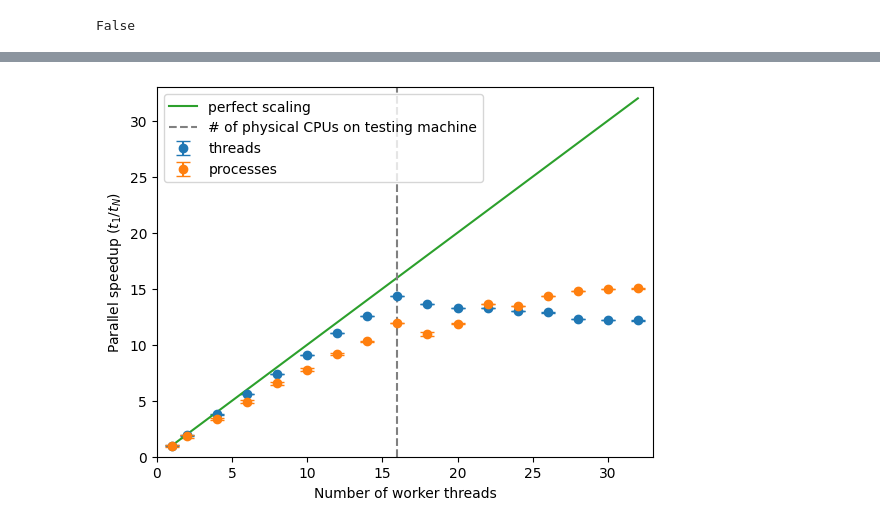
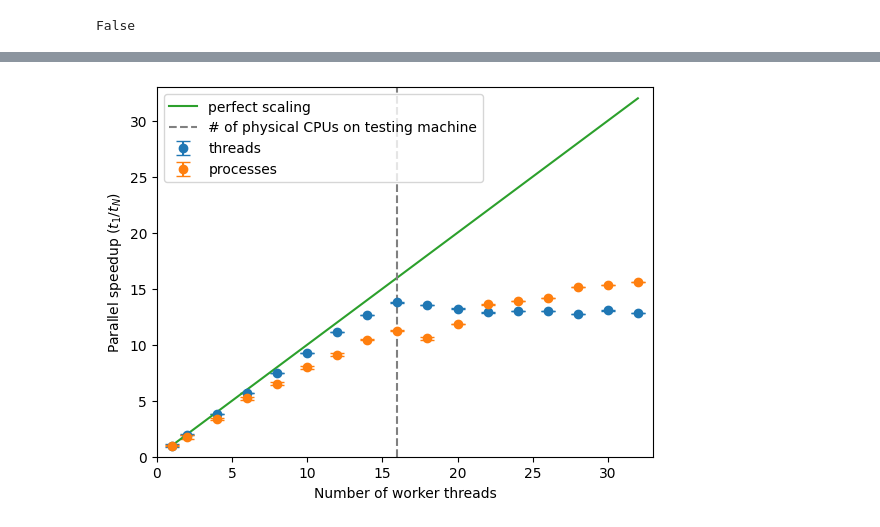
Before and after one commit to Quansight-Labs/free-threaded-compatibility, a Jupyter notebook: docs/examples/mandelbrot-threads.ipynb, the cells around one changed output, grey strips where cells are left out. Drawn from its saved outputs; the diff is of its cells as text; code cells hidden in the pictures.

```diff
--- a/docs/examples/mandelbrot-threads.ipynb
+++ b/docs/examples/mandelbrot-threads.ipynb
@@ -46,3 +47,5 @@ Wall time: 11.9 s
+# %%
+times_serial = {1: runtime}
 # %%
 plot_data(iteration_array)
 # %% [output]
@@ -164,24 +167,38 @@ def get_results(times):
     nworkers = np.array(list(times))
     return {'runtimes': runtimes, 'err': err, 'nworkers': nworkers}
 # %%
-threads = get_results(times_threads)
-processes = get_results(times_processes)
+baseline = times_serial[1].average
 
-plt.errorbar(threads['nworkers'], threads['runtimes'][0]/threads['runtimes'], yerr=threads['err'], fmt='o', capsize=5, label='threads')
-plt.errorbar(processes['nworkers'], processes['runtimes'][0]/processes['runtimes'], yerr=processes['err'], fmt='o', capsize=5, label='processes')
-plt.plot(threads['nworkers'], threads['nworkers'], label="perfect scaling")
+for label, times in (
+    # ("serial", times_serial),
+    ("threads", times_threads),
+    ("processes", times_processes),
+):
+    results = get_results(times)
+    plt.errorbar(
+        results['nworkers'],
+        baseline/results['runtimes'],
+        yerr=results['err'],
+        fmt='o',
+        capsize=5,
+        label=label,
+    )
+
+nworkers = get_results(times_threads)['nworkers']
+
+plt.plot(nworkers, nworkers, label="perfect scaling")
 plt.plot(
     [ncpus // hyperthreads_per_core, ncpus // hyperthreads_per_core],
     [0, ncpus + 1],
     linestyle="--",
     color="grey",
     label="# of physical CPUs on testing machine",
 )
 plt.legend()
 plt.xlim(0, ncpus + 1)
 plt.ylim(0, ncpus + 1)
 plt.xlabel("Number of worker threads")
 plt.ylabel("Parallel speedup ($t_1/t_N$)")
 plt.show()
 # %% [output]
-[figure, old version]
+[figure, new version]
```
Also changed, not shown: parts of 4 cells of this notebook.
